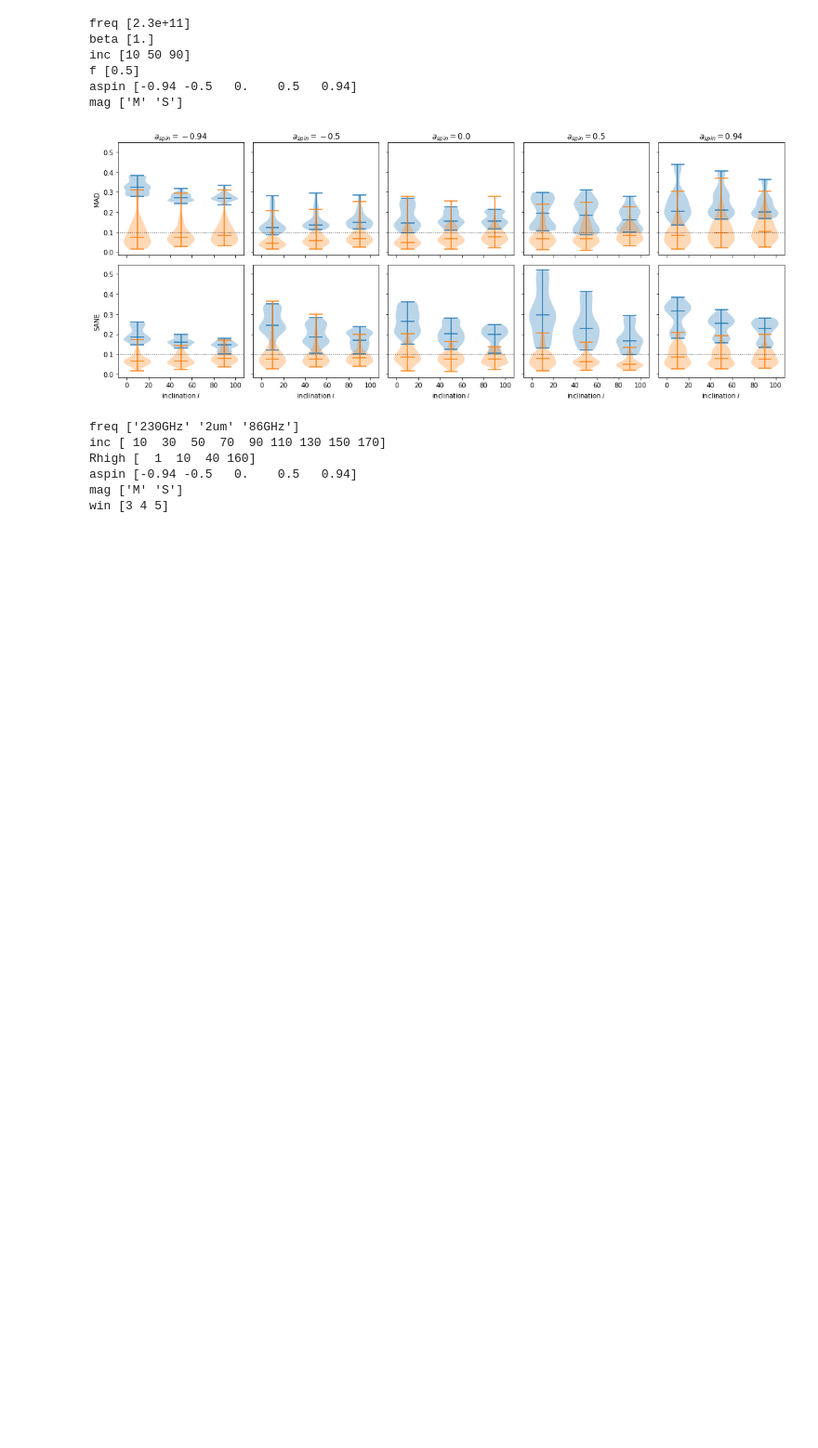
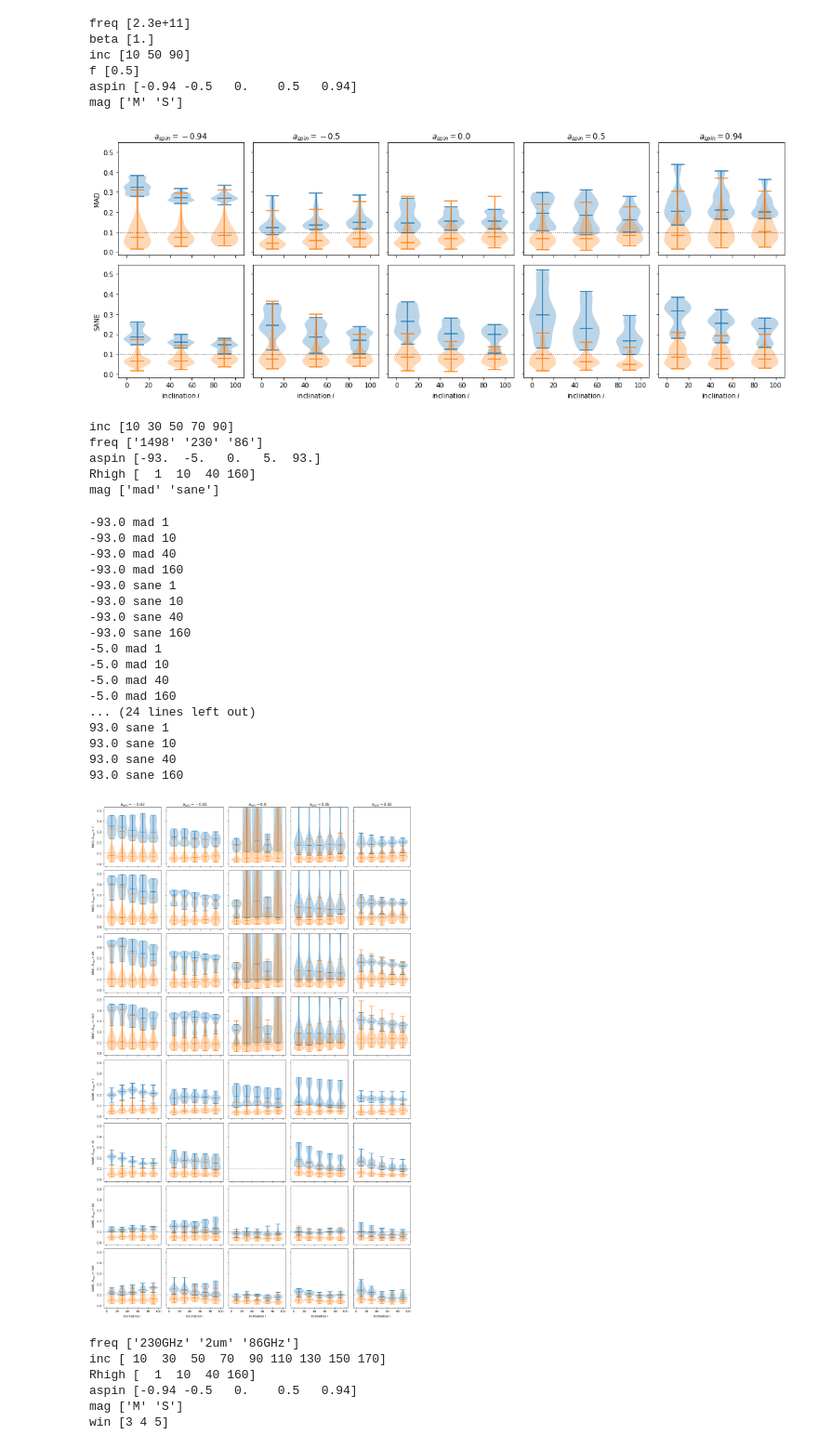
Before and after one commit to eventhorizontelescope/2017_sgra_paper5, a Jupyter notebook: output_mi.ipynb, the cells around one changed output. Shown at 93% size. Drawn from its saved outputs; the diff is of its cells as text; code cells hidden in the pictures; blank space fills up the shorter version.

Commit message:
Include Hamr variable kappa models for modulation index

```diff
--- a/output_mi.ipynb
+++ b/output_mi.ipynb
@@ -90,6 +90,72 @@ f [0.5]
 aspin [-0.94 -0.5   0.    0.5   0.94]
 mag ['M' 'S']
 [figure]
+# %%
+pf = hm.ParaFrame('cache/Hamr_varkappa/{mag}_a{aspin:g}_i{inc:d}/summ_Rh{Rhigh:d}_{freq}.tsv')
+
+for k in set(pf.keys()) - {'path'}:
+    globals()[k] = np.unique(pf[k])
+    print(k, globals()[k][:16])
+
+sel = pf(freq='230')
+# %% [output]
+inc [10 30 50 70 90]
+freq ['1498' '230' '86']
+aspin [-93.  -5.   0.   5.  93.]
+Rhigh [  1  10  40 160]
+mag ['mad' 'sane']
+# %%
+fig, axes = plt.subplots(8, 5, figsize=(15,24), sharex=True, sharey=True)
+
+for c, a in enumerate(aspin):
+    for r1, m in enumerate(mag):
+        for r2, Rh in enumerate(Rhigh):
+            print(a, m, Rh)
+            r = r1 * 4 + r2
+
+            try:
+                mis = [calmi(sel(aspin=a)(mag=m)(Rhigh=Rh)(inc=i).path.iloc[0]) for i in inc]
+                axes[r][c].violinplot(mis, positions=inc, widths=20, showmedians=True)
+            except:
+                pass
+
+            try:
+                mis = [calmi(sel(aspin=a)(mag=m)(Rhigh=Rh)(inc=i).path.iloc[0], hr=1) for i in inc]
+                axes[r][c].violinplot(mis, positions=inc, widths=20, showmedians=True)
+            except:
+                pass
+
+            axes[r][c].axhline(0.1, ls=':', linewidth=1, color='k')
+            axes[r][c].set_ylim(-0.02, 0.53)
+
+            if r == 0:
+                axes[r][c].set_title(f'$a_{{spin}} = {a/100}$')
+            elif r == 7:
+                axes[r][c].set_xlabel('inclination $i$')
+            if c == 0:
+                axes[r][c].set_ylabel(f'{"MAD" if m == "mad" else "SANE"}, $R_{{high}} = {Rh}$')
+
+fig.tight_layout()
+fig.savefig(f'output/plot/mi_Hamr_varkappa.pdf')
+# %% [output]
+-93.0 mad 1
+-93.0 mad 10
+-93.0 mad 40
+-93.0 mad 160
+-93.0 sane 1
+-93.0 sane 10
+-93.0 sane 40
+-93.0 sane 160
+-5.0 mad 1
+-5.0 mad 10
+-5.0 mad 40
+-5.0 mad 160
+... (24 lines left out)
+93.0 sane 1
+93.0 sane 10
+93.0 sane 40
+93.0 sane 160
+[figure, added]
 # %%
 pf = hm.ParaFrame('cache/Illinois_thermal_w{win:d}/{mag}a{aspin:g}_i{inc:d}/summ_Rh{Rhigh:d}_{freq}.tsv')
 
```
